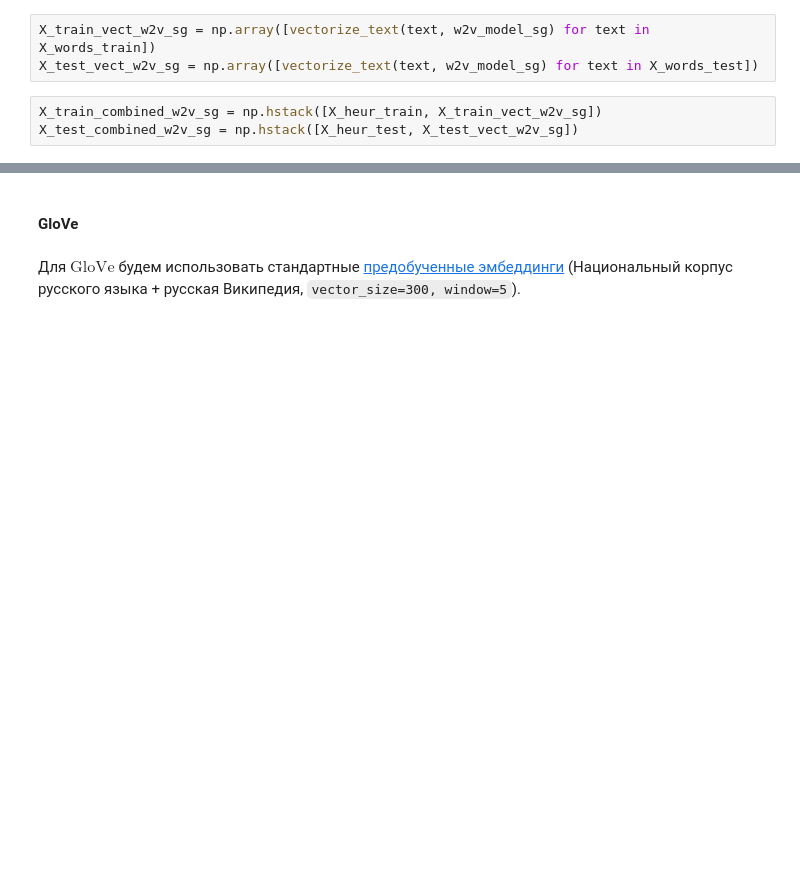
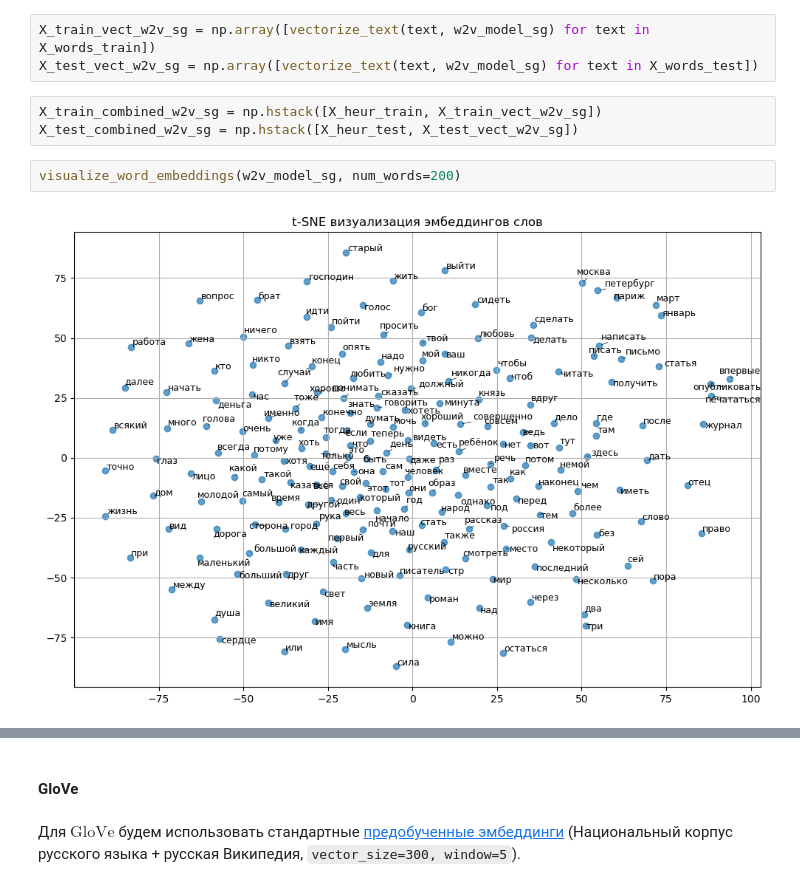
Before and after one commit to DAChernikov/AuthDef_group_project, a Jupyter notebook: notebooks/baseline_pipeline_v3.ipynb, the cells around one changed output, grey strips where cells are left out. Cells and saved outputs as stored; diff of their text form; blank space fills up the shorter version.

```diff
--- a/notebooks/baseline_pipeline_v3.ipynb
+++ b/notebooks/baseline_pipeline_v3.ipynb
@@ -120,3 +336,7 @@ X_test_vect_w2v_sg = np.array([vectorize_text(text, w2v_model_sg) for text in X_
 # %%
 X_train_combined_w2v_sg = np.hstack([X_heur_train, X_train_vect_w2v_sg])
 X_test_combined_w2v_sg = np.hstack([X_heur_test, X_test_vect_w2v_sg])
+# %%
+visualize_word_embeddings(w2v_model_sg, num_words=200)
+# %% [output]
+[figure, added]
```
Also changed, not shown: parts of 27 cells of this notebook.
